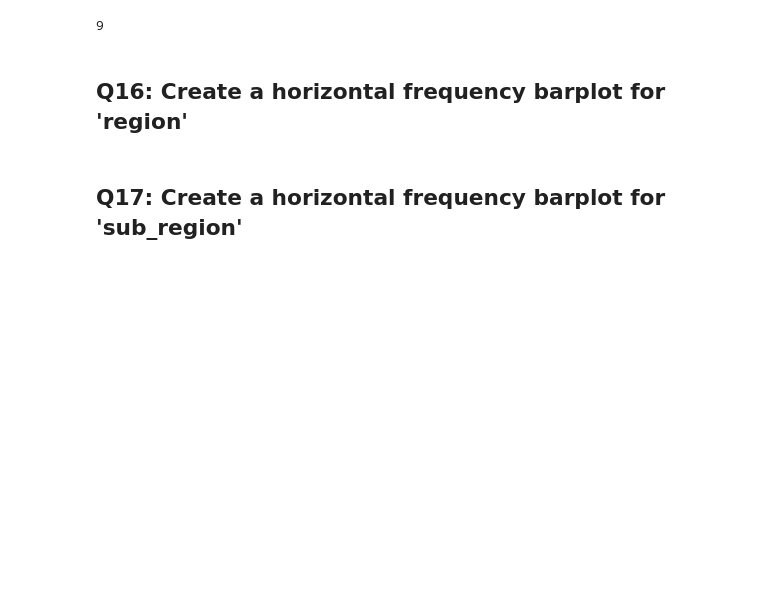
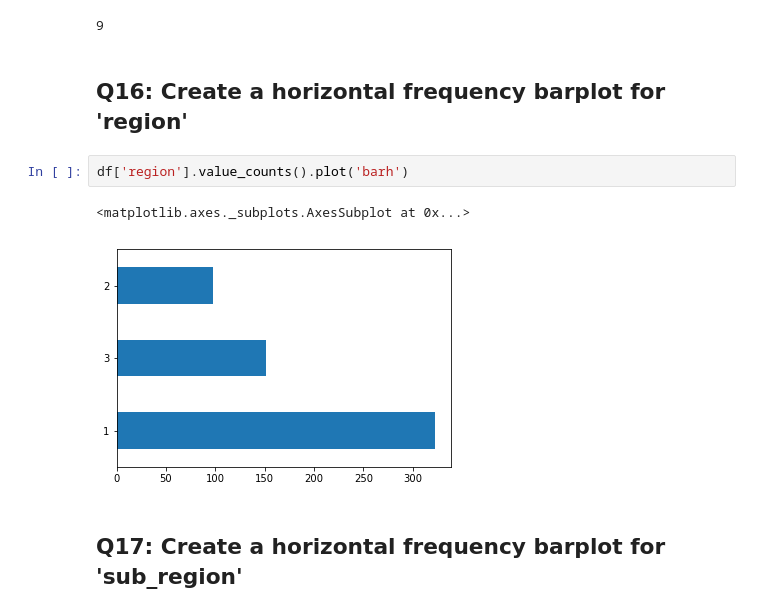
Before and after one commit to davidluther/dsp, a Jupyter notebook: python/pandas/2_pandas_olive_questions.ipynb, the cells around one changed output. Drawn from its saved outputs; the diff is of its cells as text; blank space fills up the shorter version.

```diff
--- a/python/pandas/2_pandas_olive_questions.ipynb
+++ b/python/pandas/2_pandas_olive_questions.ipynb
@@ -191,5 +190,10 @@ print(len(df['sub_region_desc'].unique()))
 9
 # %% [markdown]
 ## Q16:   Create a horizontal frequency barplot for 'region'
+# %%
+df['region'].value_counts().plot('barh')
+# %% [output]
+<matplotlib.axes._subplots.AxesSubplot at 0x...>
+[figure, added]
 # %% [markdown]
 ## Q17:   Create a horizontal frequency barplot for 'sub_region'
```
Also changed, not shown: parts of 5 cells of this notebook.
